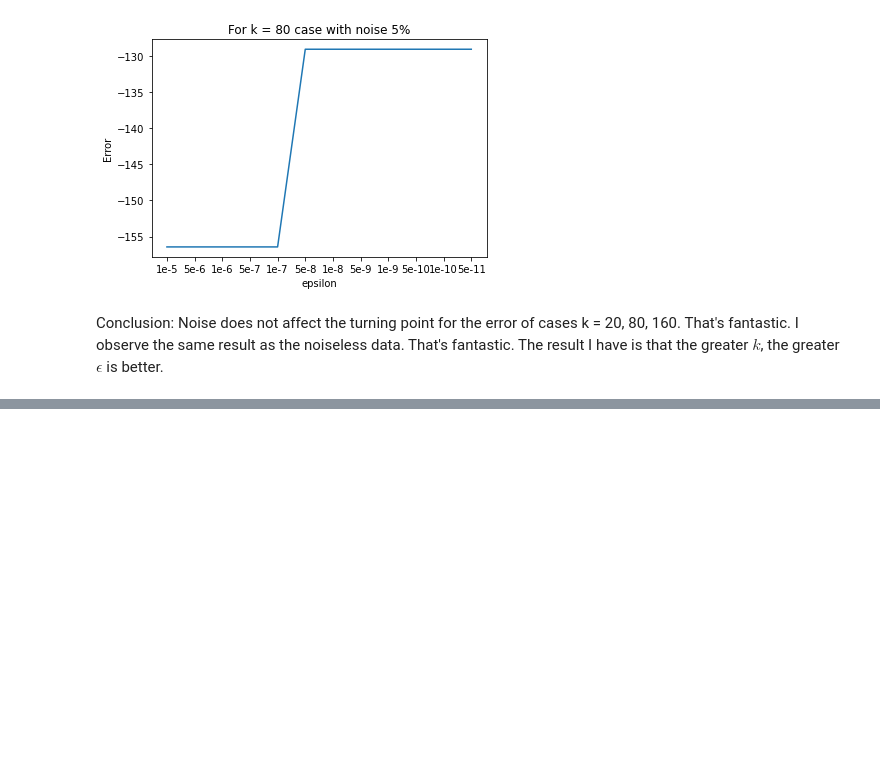
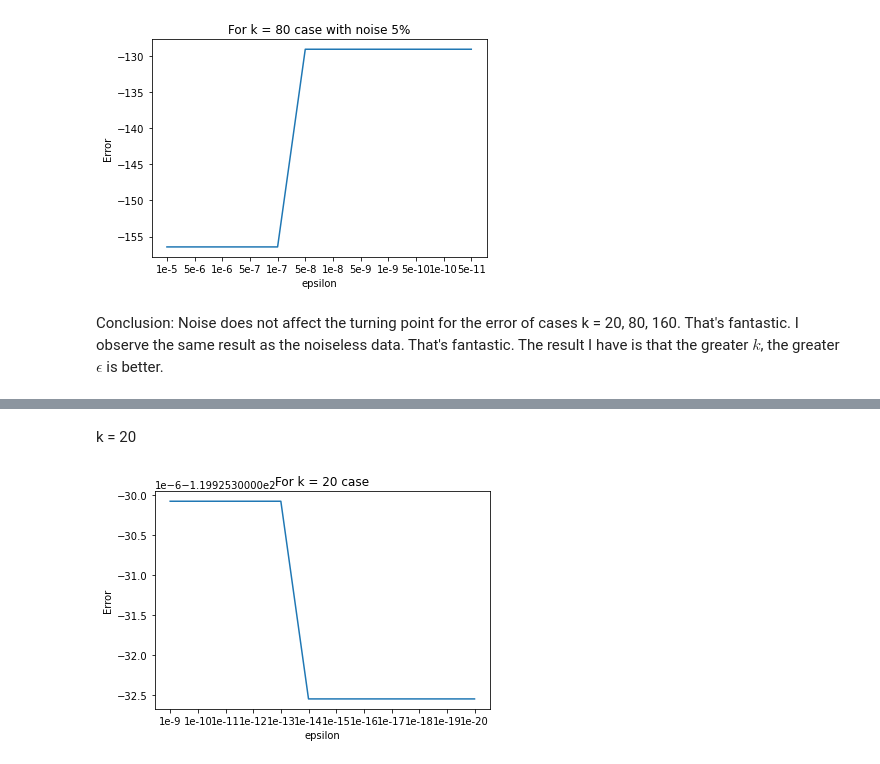
Before and after one commit to Thinkshouldcontinue/Project-of-my-linear-algebra, a Jupyter notebook: Project.ipynb, the cells around one changed output, grey strips where cells are left out. Saved outputs shown, nothing was run; the diff lists cells and outputs as text; code cells hidden in the pictures; blank space fills up the shorter version.

```diff
--- a/Project.ipynb
+++ b/Project.ipynb
@@ -39,6 +40,9 @@ def action_matrix(n):
 
     return matrix
 
+def A_labda(A, labda):
+    n = A.shape[0]
+    return A + labda * np.identity(n)
 
 
 def solve_equation(A, labda):
@@ -55,7 +59,8 @@ def solve_equation(A, labda):
     n = A.shape[0]
     e_1 = np.array([1] + [0]*(n-1))
     A_labda = A + labda * np.identity(n)
-    result = np.linalg.solve(A_labda, e_1)
+    c, low = cho_factor(A_labda)
+    result = cho_solve((c, low), e_1)
     return result
 
 def vector_d(A, k, l_bound, u_bound):
@@ -482,0 +574,29 @@ Conclusion: Noise does not affect the turning point for the error of cases k = 2
+# %% [markdown]
+k = 20
+# %%
+'''
+Noiseless data
+k = 20 for S, M
+testing data discretization is m = 16
+'''
+error = np.zeros(14)
+cc = np.array([i for i in range(12)])
+yy = np.array([-1 * i for i in range(12)])
+kk = ['1e-9', '1e-10', '1e-11', '1e-12', '1e-13','1e-14', '1e-15', '1e-16', '1e-17', '1e-18','1e-19','1e-20', ]
+plt.xticks(ticks=cc, labels=kk)
+ep = 1e-9
+y = np.array([log_error_L(action_matrix(101), 20, 16, 1, 3, ep, None)] + [0]*11)
+for i in range(1,12):
+    if i%2 == 1:
+        ep = ep * (0.1)
+    else:
+        ep = ep * (0.1)
+    y[i] = log_error_L(action_matrix(101), 20, 16, 1, 3, ep, None)
+
+plt.plot(cc, y)
+plt.xlabel("epsilon")
+plt.ylabel("Error")
+plt.title("For k = 20 case")
+plt.show()
+# %% [output]
+[figure, added]
```
Also changed, not shown: parts of 25 cells of this notebook.
